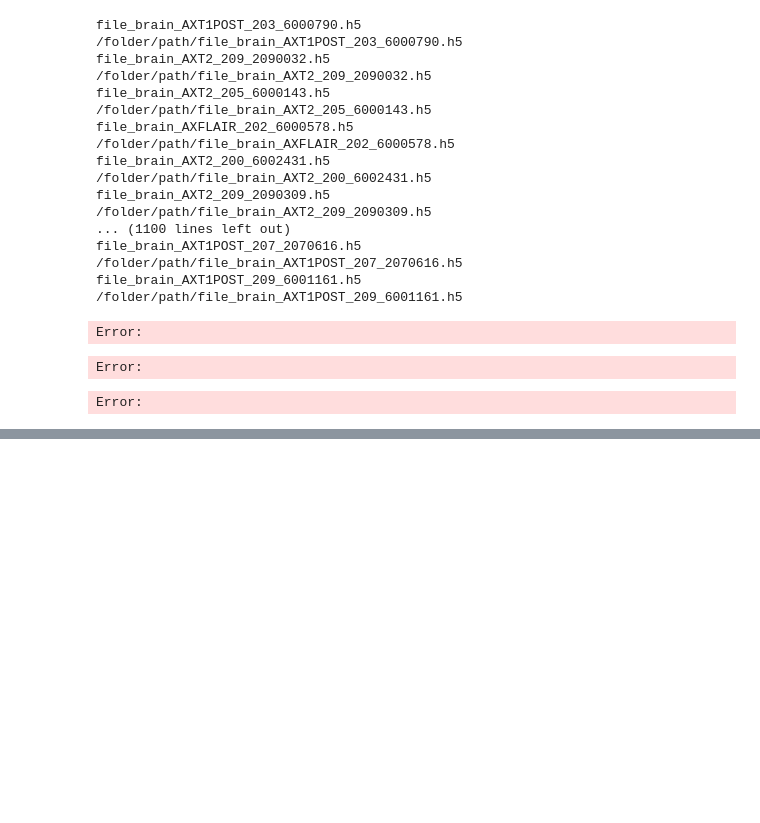
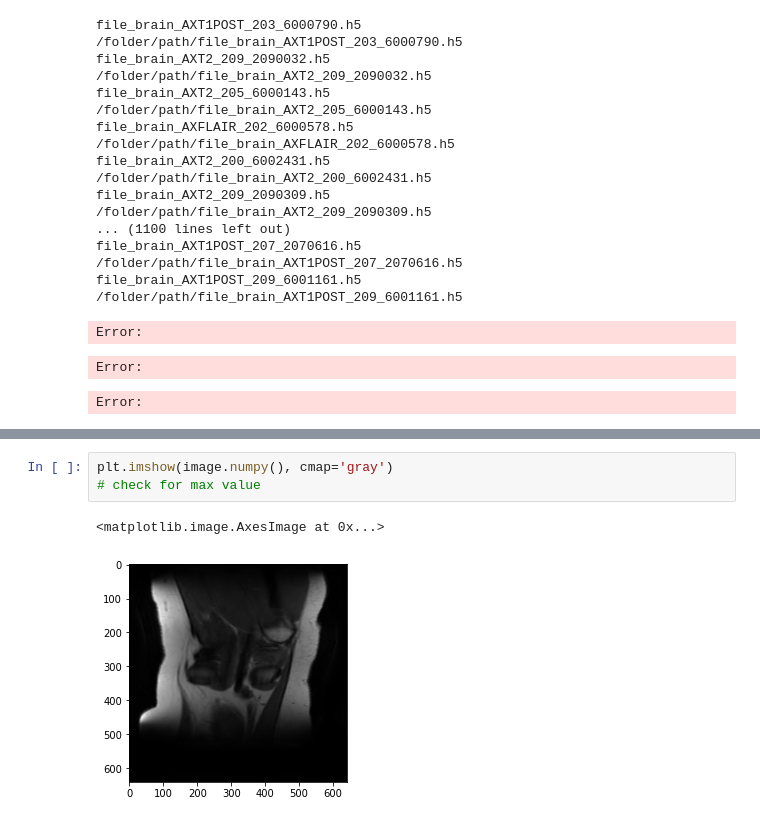
Before and after one commit to AlexSlock/fastMRI-hybrid-modelling, a Jupyter notebook: CSUNet/PreprocessingCode/preprocessing_tests.ipynb, the cells around one changed output, grey strips where cells are left out. Cells and saved outputs as stored; diff of their text form; blank space fills up the shorter version.

```diff
--- a/CSUNet/PreprocessingCode/preprocessing_tests.ipynb
+++ b/CSUNet/PreprocessingCode/preprocessing_tests.ipynb
@@ -2680,0 +2777,6 @@ Error:
+# %%
+plt.imshow(image.numpy(), cmap='gray')
+# check for max value
+# %% [output]
+<matplotlib.image.AxesImage at 0x...>
+[figure, added]
```
Also changed, not shown: parts of 8 cells of this notebook.
